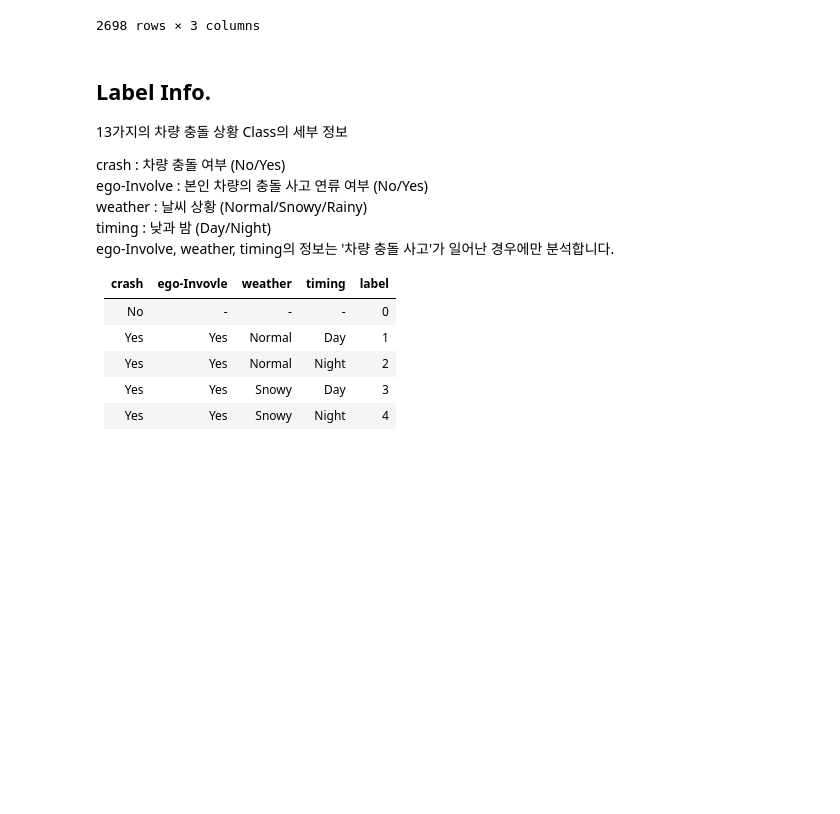
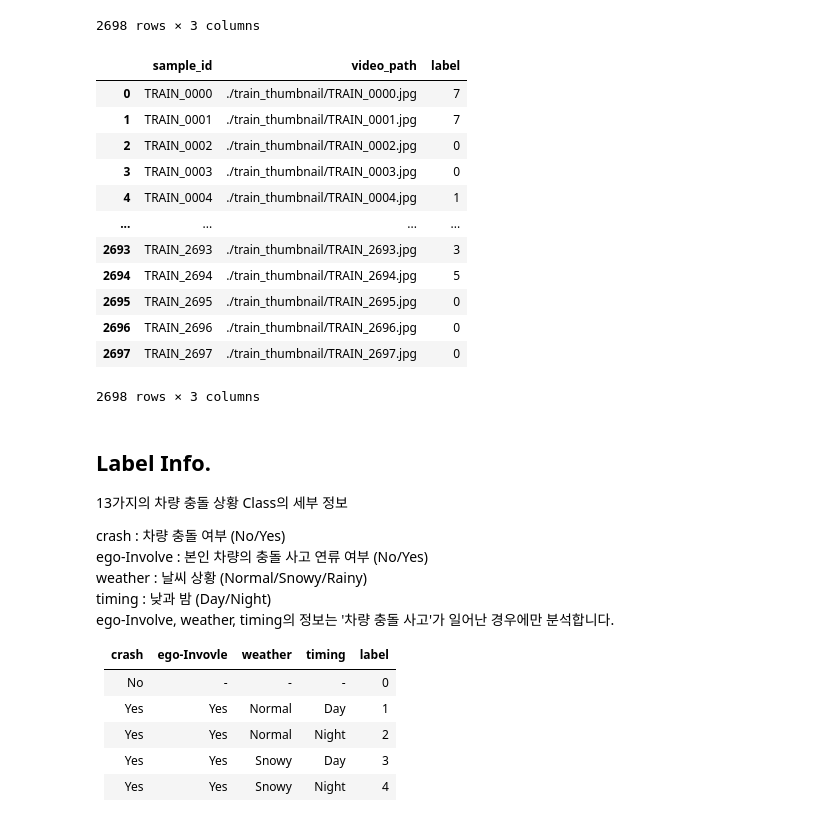
Before and after one commit to SeoungHyuckWon/CarCrashAnalysisAIContest, a Jupyter notebook: EDA.ipynb, the cells around one changed output. Drawn from its saved outputs; the diff is of its cells as text; code cells hidden in the pictures; blank space fills up the shorter version.

```diff
--- a/EDA.ipynb
+++ b/EDA.ipynb
@@ -5,8 +5,8 @@ import os
 DIR = 'C:/Users/USER/Desktop/python/competition/CarCrashAnalysisAIContest/data/'
 os.chdir(DIR)
 os.getcwd()
-data = pd.read_csv(DIR+'train.csv')
-data
+df = pd.read_csv(DIR+'train.csv')
+df
 # %% [output]
 |  | sample_id | video_path | label |
 | 0 | TRAIN_0000 | ./train/TRAIN_0000.mp4 | 7 |
@@ -21,6 +21,23 @@ data
 | 2696 | TRAIN_2696 | ./train/TRAIN_2696.mp4 | 0 |
 | 2697 | TRAIN_2697 | ./train/TRAIN_2697.mp4 | 0 |
 2698 rows × 3 columns
+# %%
+df['video_path'] = df['video_path'].apply(lambda x :  './'+'train_thumbnail'+'/'+x.split('/')[2].split('.')[0]+'.jpg')
+df
+# %% [output]
+|  | sample_id | video_path | label |
+| 0 | TRAIN_0000 | ./train_thumbnail/TRAIN_0000.jpg | 7 |
+| 1 | TRAIN_0001 | ./train_thumbnail/TRAIN_0001.jpg | 7 |
+| 2 | TRAIN_0002 | ./train_thumbnail/TRAIN_0002.jpg | 0 |
+| 3 | TRAIN_0003 | ./train_thumbnail/TRAIN_0003.jpg | 0 |
+| 4 | TRAIN_0004 | ./train_thumbnail/TRAIN_0004.jpg | 1 |
+| ... | ... | ... | ... |
+| 2693 | TRAIN_2693 | ./train_thumbnail/TRAIN_2693.jpg | 3 |
+| 2694 | TRAIN_2694 | ./train_thumbnail/TRAIN_2694.jpg | 5 |
+| 2695 | TRAIN_2695 | ./train_thumbnail/TRAIN_2695.jpg | 0 |
+| 2696 | TRAIN_2696 | ./train_thumbnail/TRAIN_2696.jpg | 0 |
+| 2697 | TRAIN_2697 | ./train_thumbnail/TRAIN_2697.jpg | 0 |
+2698 rows × 3 columns
 # %% [markdown]
 ## Label Info.
 
```
Also changed, not shown: parts of 24 cells of this notebook, 4 other files.
